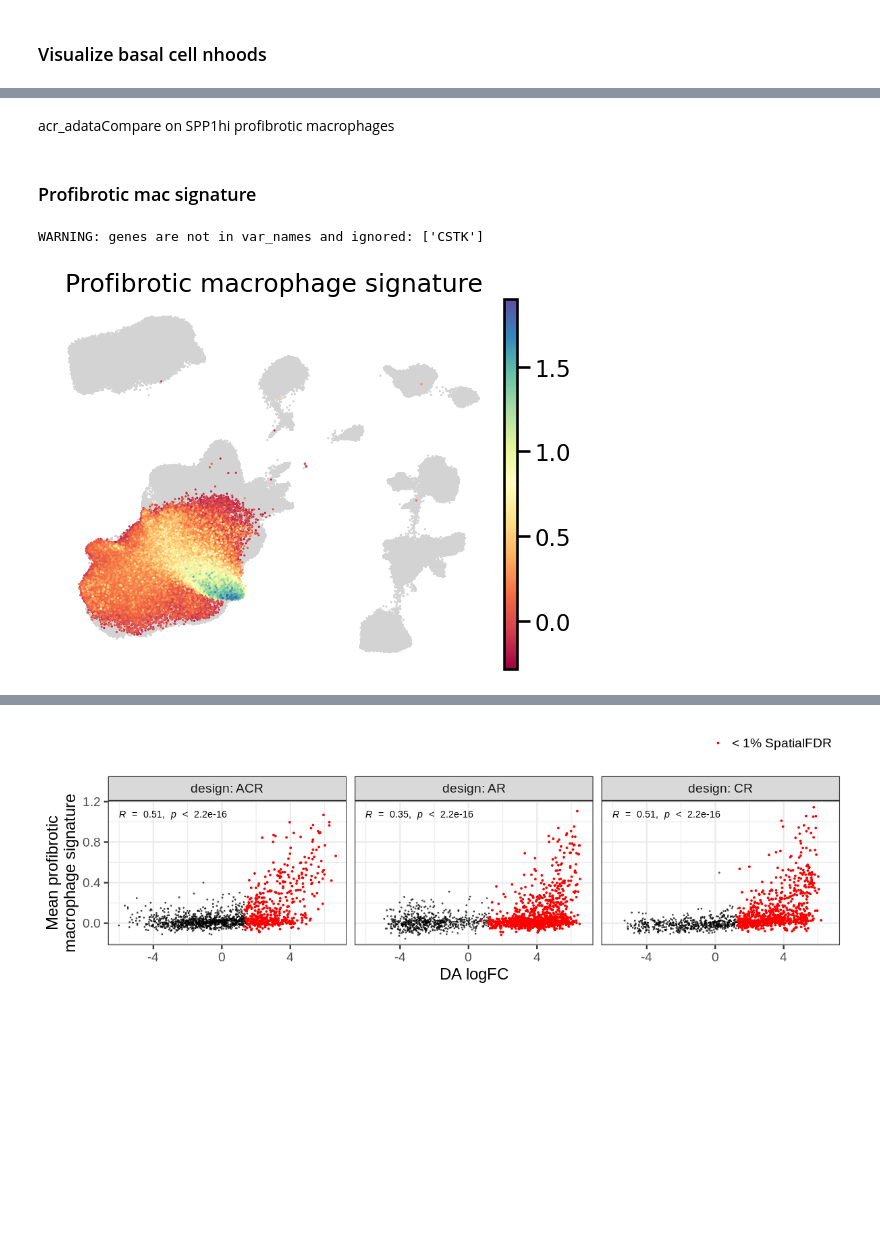
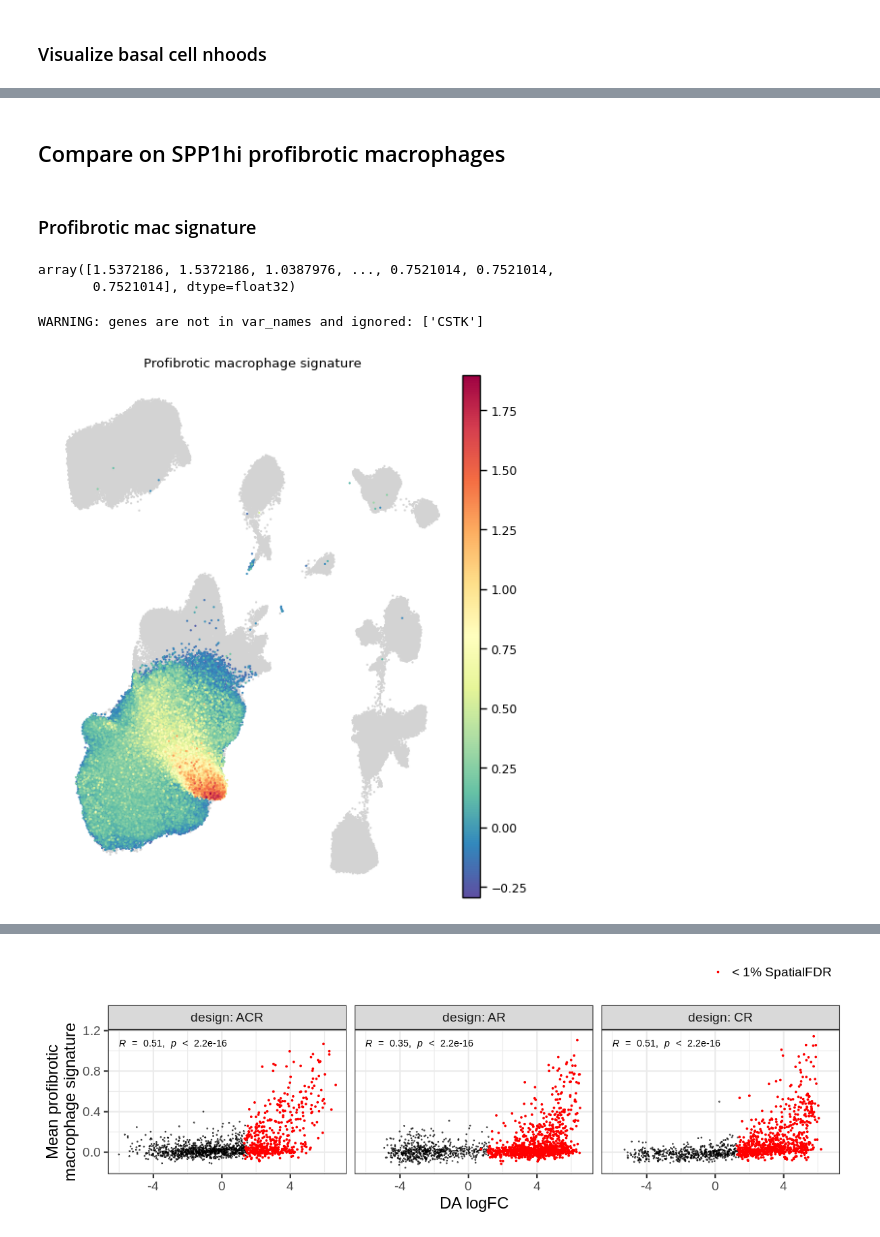
Before and after one commit to MarioniLab/oor_design_reproducibility, a Jupyter notebook: src/5_IPF_HLCA_design/HLCA_design_comparison.ipynb, the cells around one changed output, grey strips where cells are left out. Saved outputs shown, nothing was run; the diff lists cells and outputs as text; code cells hidden in the pictures; blank space fills up the shorter version.

```diff
--- a/src/5_IPF_HLCA_design/HLCA_design_comparison.ipynb
+++ b/src/5_IPF_HLCA_design/HLCA_design_comparison.ipynb
@@ -440,9 +436,10 @@ def _weighted_score_genes(adata, gene_list, gene_weights, gene_pool=None, use_ra
     # Basically we need to compare genes against random genes in a matched
     # interval of expression.
 
-    _adata = adata.raw if use_raw else adata
+    _adata = adata.raw.copy() if use_raw else adata.copy()
+#     _adata = adata.raw if use_raw else adata
     _adata_subset = (
-        _adata[:, gene_pool] if len(gene_pool) < len(_adata.var_names) else _adata
+        _adata[:, gene_pool].copy() if len(gene_pool) < len(_adata.var_names) else _adata
     )
     if issparse(_adata_subset.X):
         obs_avg = pd.Series(
@@ -528,14 +611,27 @@ ct_order = (mean_expr['IPF'] - mean_expr['COPD']).sort_values().index
 # %%
 df['disease'] = df.disease.cat.reorder_categories(['IPF', 'COPD','Control'])
-plt.rcParams['figure.figsize'] = [6,7]
+plt.rcParams['figure.figsize'] = [9,10]
 sns.set_context("paper")
 fig,ax = plt.subplots()
 ax.axvline(x=0, color='grey', linewidth=1, linestyle='--');
 sns.boxplot(data=df, y='ct_group', x='IPF_signature', hue='disease',
             order=ct_order[::-1], fliersize=1, orient='h', ax=ax, palette=disease_palette);
-ax.set_ylabel("cell type group", fontsize=16);
-ax.set_xlabel("IPF signature", fontsize=16);
-ax.tick_params(labelsize=12);
+
+# add number of cells
+n_cells_df = df.groupby(['ct_group', 'disease']).count().reset_index()
+for i,gr in enumerate(ct_order[::-1]):
+    n_df = n_cells_df[n_cells_df['ct_group'] == gr]
+    plt.text(
+        1.17, i, ' / '.join(str(x) for x in n_df['individual'].tolist()),
+        fontsize=12, va='center', ha='right',
+            )
+
+ax.set_xlim(df.IPF_signature.min(),1.2);
+ax.set_ylabel("cell type group", fontsize=18);
+ax.set_xlabel("IPF signature", fontsize=18);
+ax.xaxis.set_tick_params(labelsize=14)
+ax.yaxis.set_tick_params(labelsize=14)
+# ax.tick_params(labelsize=12);
 plt.legend(
   bbox_to_anchor=(1.05, 1), # relative position on x and y axis (> 1 indicates outside of axis)
   loc='upper left', # equiv to hjust/vjust in ggplot
@@ -545,5 +641,6 @@ plt.legend(
     fontsize=12,
   title='Disease');
 fig.tight_layout();
+plt.show()
 fig.savefig(figdir + 'IPF_signature_select_cts.pdf');
 fig.savefig(figdir + 'IPF_signature_select_cts.png')
@@ -868,0 +1005,16 @@ ggsave(paste0(figdir, 'CR_basal_KRT17hi_sign.pdf'), width=15, height=6)
+# %%
+def _get_cells_in_nhoods(adata, nhood_ids):
+    """Get cells in neighbourhoods of interest, store the number of neighbourhoods for each cell in adata.obs['in_nhoods']"""
+    in_nhoods = np.array(adata.obsm["nhoods"][:, nhood_ids.astype("int")].sum(1))
+    adata.obs["in_nhoods"] = (in_nhoods > 0).astype('int')
+    adata.obs["in_nhoods"] = in_nhoods
+
+enr_basal = '219'
+acr_adata.obs['nhood_groups'] = 'other'
+nhood_groups = {"KRT17hi_basal":enr_basal}
+for k,gr in nhood_groups.items():
+    _get_cells_in_nhoods(acr_adata, pd.Series(gr))
+    acr_adata.obs.loc[acr_adata.obs['in_nhoods'] == 1, 'nhood_groups'] = k
+
+cells_oi = acr_adata.obs_names[acr_adata.obs['nhood_groups'] == 'KRT17hi_basal'].tolist()
+ctrl_cells = acr_adata.obs_names[acr_adata.obs['disease'] == 'Control']
@@ -869,5 +1187,5 @@ ggsave(paste0(figdir, 'CR_basal_KRT17hi_sign.pdf'), width=15, height=6)
 # %% [markdown]
-acr_adataCompare on SPP1hi profibrotic macrophages
+## Compare on SPP1hi profibrotic macrophages
 # %%
 ## From Adams et al
 IPF_mac_signature = ['SPP1', 'LIPA', 'LPL', 'FDX1', 'SPARC', 'MATK', 'GPC4', 'PALLD', 'MMP7', 'MMP9', 'CHIT1', "CSTK",
@@ -875,18 +1193,23 @@ IPF_mac_signature = ['SPP1', 'LIPA', 'LPL', 'FDX1', 'SPARC', 'MATK', 'GPC4', 'PA
 g = IPF_mac_signature[0]
 # %% [markdown]
 ### Profibrotic mac signature
+# %%
+acr_adata.X.data
+# %% [output]
+array([1.5372186, 1.5372186, 1.0387976, ..., 0.7521014, 0.7521014,
+       0.7521014], dtype=float32)
 # %%
 sc.tl.score_genes(acr_adata, gene_list = IPF_mac_signature, score_name = 'profibrotic_mac_signature')
 # %% [output]
 WARNING: genes are not in var_names and ignored: ['CSTK']
 # %%
 acr_adata.obs['plot_signature'] = np.where(acr_adata.obs.ct_group == 'macrophages', acr_adata.obs['profibrotic_mac_signature'], np.nan)
-sc.pl.umap(acr_adata, color='plot_signature', size=10, cmap='Spectral', frameon=False,
+sc.pl.umap(acr_adata, color='plot_signature', size=10, cmap='Spectral_r', frameon=False,
           title='Profibrotic macrophage signature', show=False)
 plt.savefig(figdir + 'macs_signature.png',  bbox_inches="tight")
 plt.show()
 # %% [output]
-[figure, old version]
+[figure, new version]
 # %%
 ## Add signature to case-control cells
 cr_adata.obs['profibrotic_mac_signature'] = np.nan
```
Also changed, not shown: parts of 56 cells of this notebook, 28 other files.
